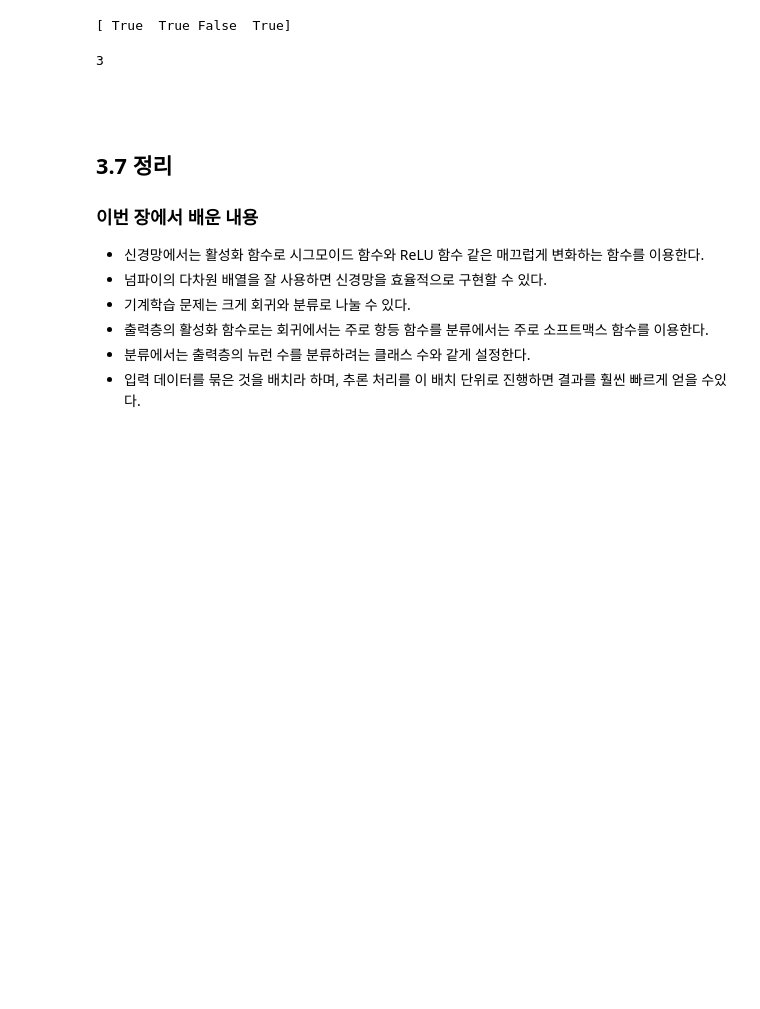
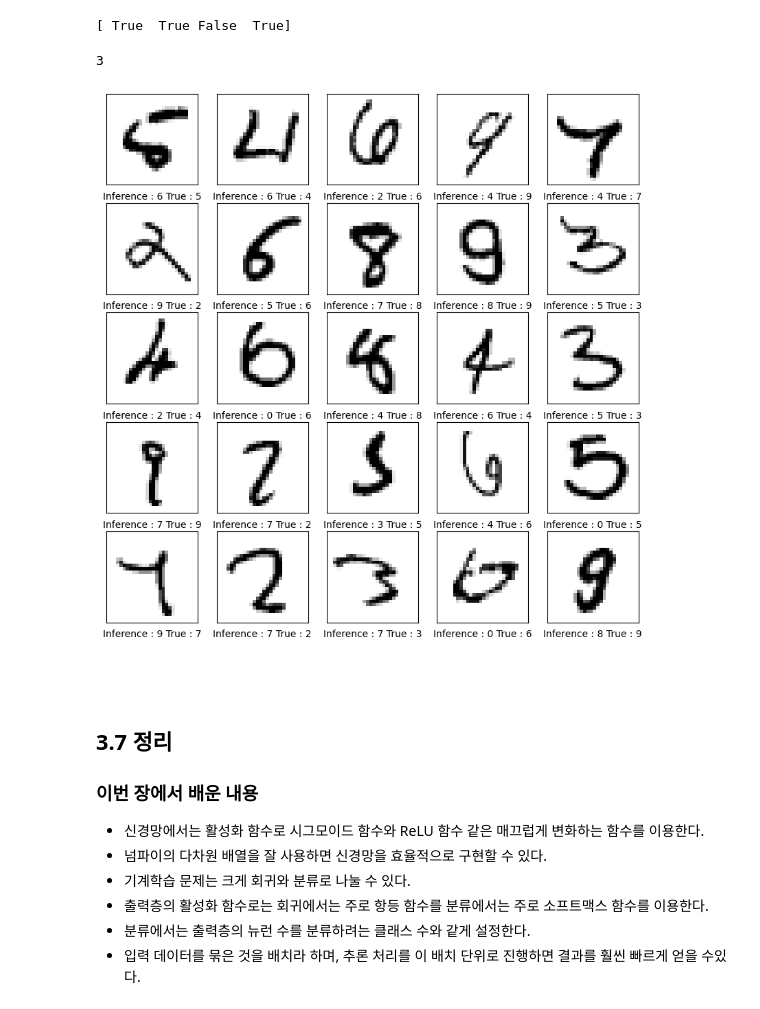
Before and after one commit to museonghwang/deeplearning-from-scratch-study, a Jupyter notebook: ch03/ch03-notebook.ipynb, the cells around one changed output. Drawn from its saved outputs; the diff is of its cells as text; code cells hidden in the pictures; blank space fills up the shorter version.

```diff
--- a/ch03/ch03-notebook.ipynb
+++ b/ch03/ch03-notebook.ipynb
@@ -589,6 +589,30 @@ np.sum(y==t)
 # %% [output]
 [ True  True False  True]
 3
+# %%
+x, t = get_data()
+network = init_network()
+error=[]
+P=[]
+for i in range(len(x)):
+    y = predict(network, x[i])
+    p = np.argmax(y) # 확률이 가장 높은 원소의 인덱스를 얻는다.
+    if p != t[i]:
+        error.append(i)
+        P.append(p)
+
+# print(error)
+
+plt.figure(figsize=(10,10))
+for i in range(25):
+    plt.subplot(5,5,i+1)
+    plt.xticks([])
+    plt.yticks([])
+    plt.imshow(x[error[i]].reshape(28,28), cmap=plt.cm.binary)
+    plt.xlabel('Inference : ' + str(P[i]) + ' True : ' + str(t[error[i]]))
+plt.show()
+# %% [output]
+[figure, added]
 # %% [markdown]
 <br>
 # %% [markdown]
```
